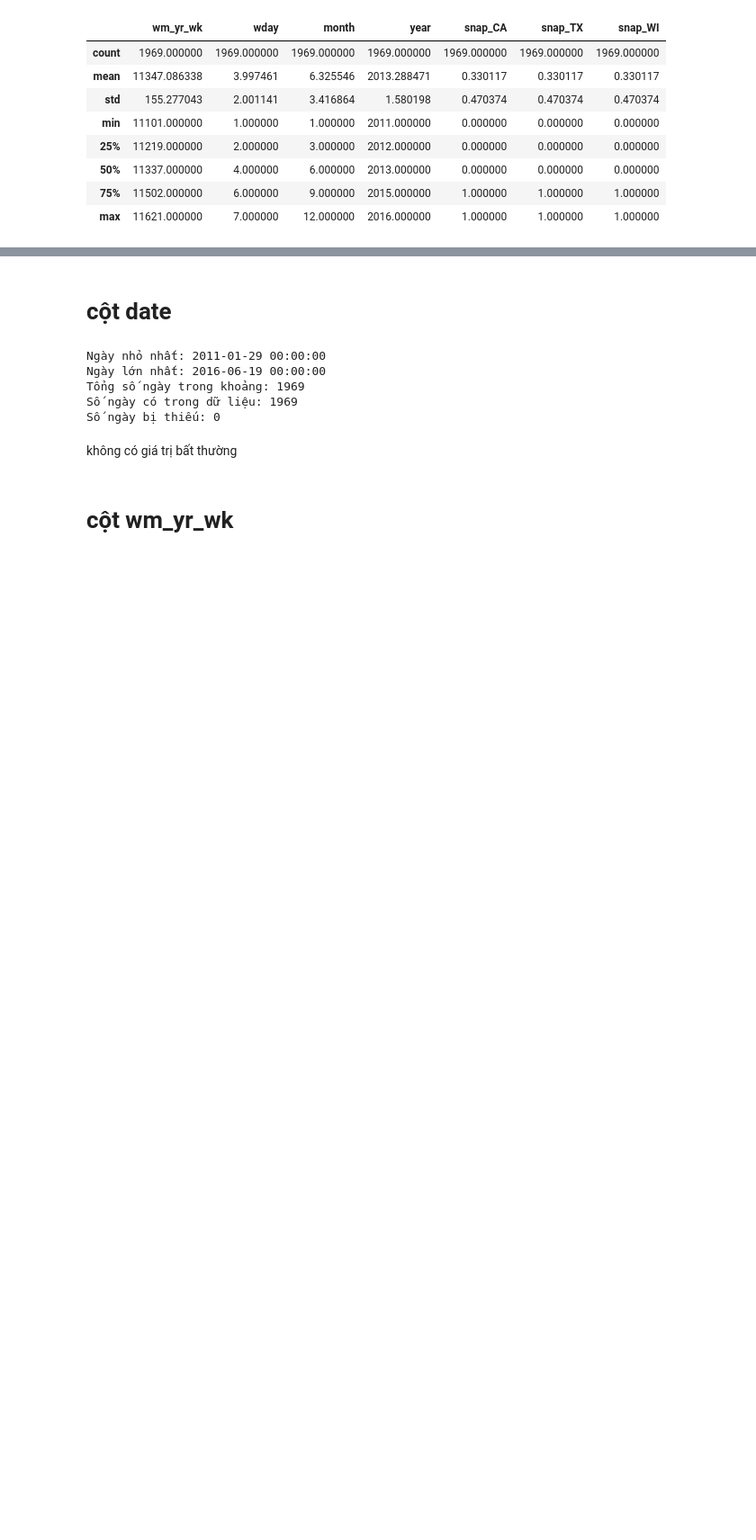
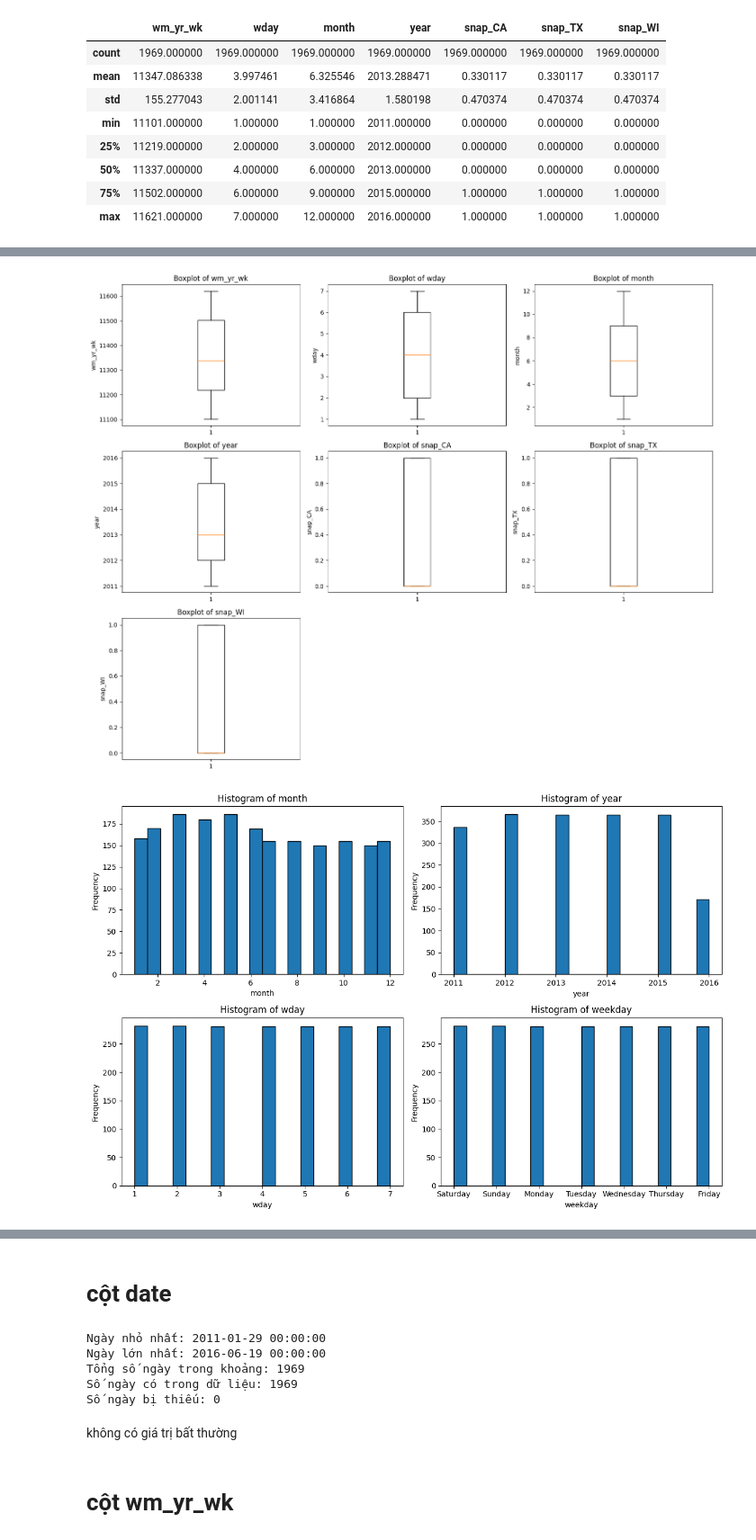
Before and after one commit to NguyenVanTien204/Time_Series_with_Python, a Jupyter notebook: notebook/01_EDA.ipynb, the cells around one changed output, grey strips where cells are left out. Shown: that part at 90% size. Saved outputs shown, nothing was run; the diff lists cells and outputs as text; code cells hidden in the pictures; blank space fills up the shorter version.

```diff
--- a/notebook/01_EDA.ipynb
+++ b/notebook/01_EDA.ipynb
@@ -155,0 +196,41 @@ for col in important_columns:
+# %%
+import matplotlib.pyplot as plt
+
+# --- Vẽ Boxplot cho các cột số ---
+numeric_cols = df.select_dtypes(include=["int64", "float64"]).columns
+
+ncols = 3  # số biểu đồ mỗi hàng
+nrows = (len(numeric_cols) + ncols - 1) // ncols
+
+fig, axes = plt.subplots(nrows=nrows, ncols=ncols, figsize=(15, 4*nrows))
+axes = axes.flatten()
+
+for i, col in enumerate(numeric_cols):
+    axes[i].boxplot(df[col].dropna(), vert=True, showfliers=True)
+    axes[i].set_title(f"Boxplot of {col}")
+    axes[i].set_ylabel(col)
+
+# Ẩn subplot trống
+for j in range(i+1, len(axes)):
+    fig.delaxes(axes[j])
+
+plt.tight_layout()
+plt.show()
+
+# --- Vẽ Histogram cho các cột quan trọng ---
+important_columns = ["month", "year", "wday", "weekday"]
+
+fig, axes = plt.subplots(2, 2, figsize=(12, 8))
+axes = axes.flatten()
+
+for i, col in enumerate(important_columns):
+    axes[i].hist(df[col].dropna(), bins=20, edgecolor='black')
+    axes[i].set_title(f"Histogram of {col}")
+    axes[i].set_xlabel(col)
+    axes[i].set_ylabel("Frequency")
+
+plt.tight_layout()
+plt.show()
+# %% [output]
+[figure, added]
+[figure, added]
```
Also changed, not shown: parts of 12 cells of this notebook, 2 other files.
